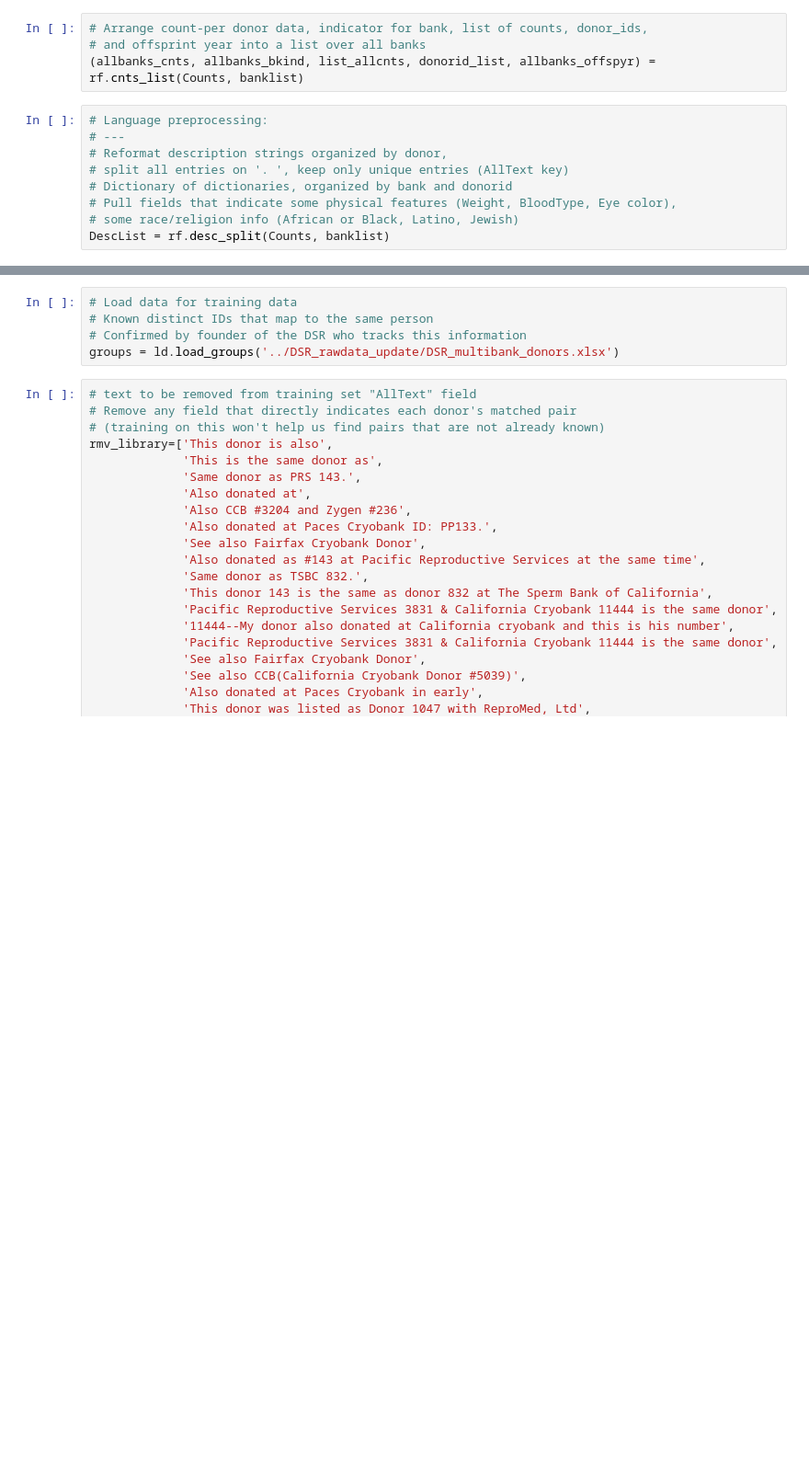
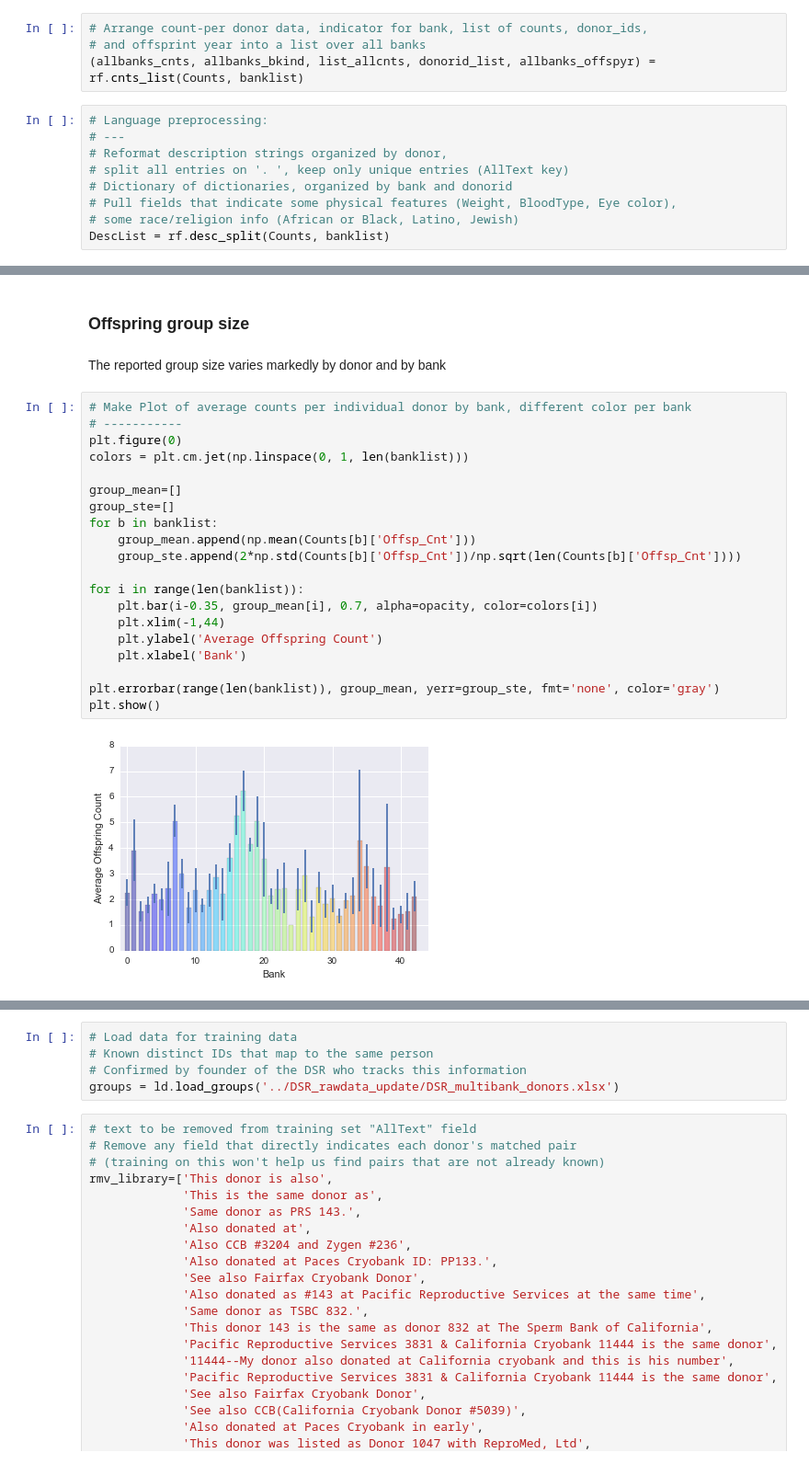
Before and after one commit to nathanvc/SuperDonor_dev, a Jupyter notebook: DSR_Insight/DSR_analysisexample_superdonor.ipynb, the cells around one changed output, grey strips where cells are left out. Shown: that part at 92% size. Cells and saved outputs as stored; diff of their text form; blank space fills up the shorter version.

```diff
--- a/DSR_Insight/DSR_analysisexample_superdonor.ipynb
+++ b/DSR_Insight/DSR_analysisexample_superdonor.ipynb
@@ -101,0 +127,26 @@ DescList = rf.desc_split(Counts, banklist)
+# %% [markdown]
+### Offspring group size
+# %% [markdown]
+The reported group size varies markedly by donor and by bank
+# %%
+# Make Plot of average counts per individual donor by bank, different color per bank
+# -----------
+plt.figure(0)
+colors = plt.cm.jet(np.linspace(0, 1, len(banklist)))
+
+group_mean=[]
+group_ste=[]
+for b in banklist:
+    group_mean.append(np.mean(Counts[b]['Offsp_Cnt']))
+    group_ste.append(2*np.std(Counts[b]['Offsp_Cnt'])/np.sqrt(len(Counts[b]['Offsp_Cnt'])))
+
+for i in range(len(banklist)):
+    plt.bar(i-0.35, group_mean[i], 0.7, alpha=opacity, color=colors[i])
+    plt.xlim(-1,44)
+    plt.ylabel('Average Offspring Count')
+    plt.xlabel('Bank')
+
+plt.errorbar(range(len(banklist)), group_mean, yerr=group_ste, fmt='none', color='gray')
+plt.show()
+# %% [output]
+[figure, added]
```
Also changed, not shown: parts of 14 cells of this notebook.
